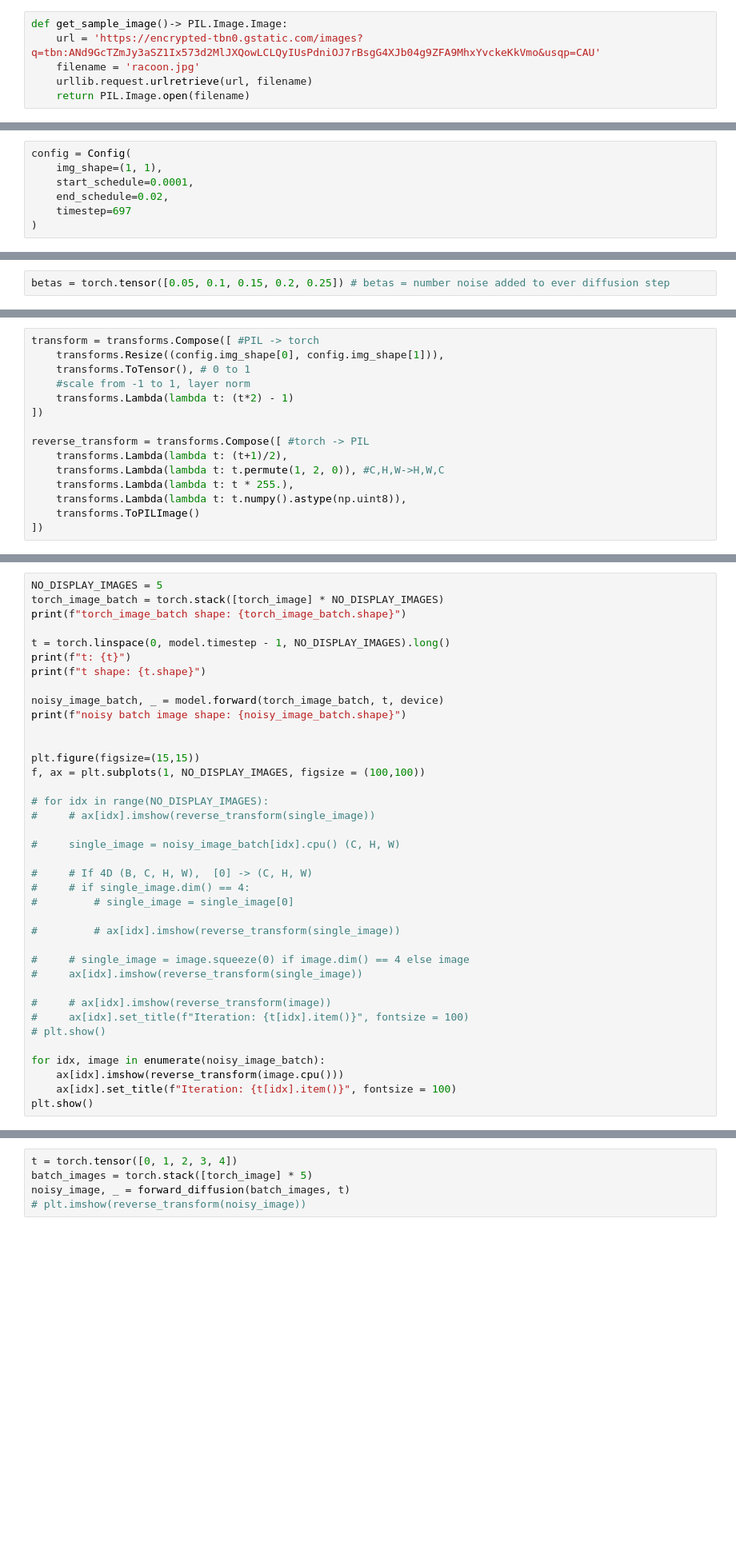
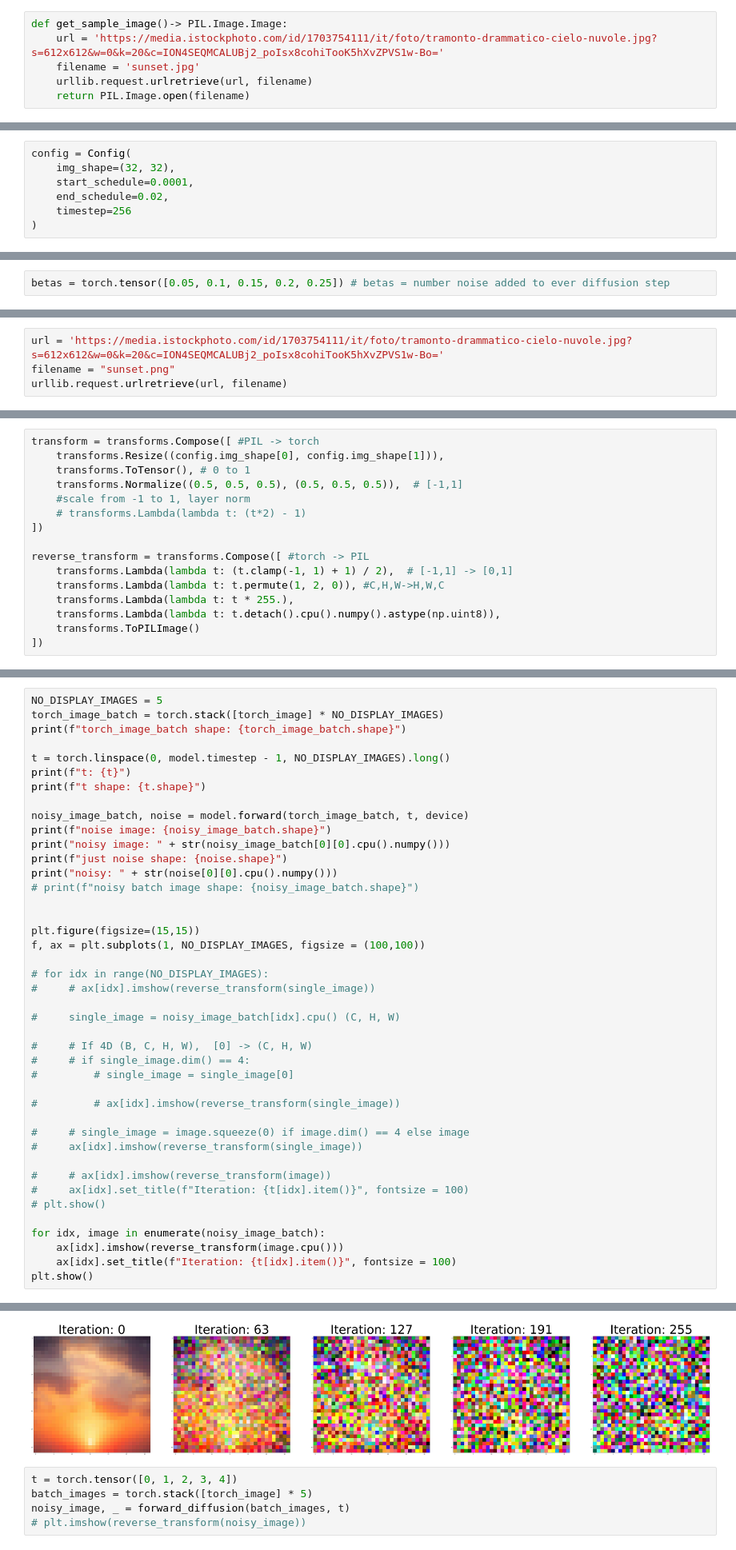
Before and after one commit to alenMangattu/stable-diffusion, a Jupyter notebook: stable-diffusion.ipynb, the cells around one changed output, grey strips where cells are left out. Shown at 80% size. Cells and saved outputs as stored; diff of their text form; blank space fills up the shorter version.

```diff
--- a/stable-diffusion.ipynb
+++ b/stable-diffusion.ipynb
@@ -69,18 +123,18 @@ class DiffusionModel(nn.Module):
         return result.view(batch_size, *([1] * (len(x_shape) - 1))).to(t.device)
 # %%
 def get_sample_image()-> PIL.Image.Image:
-    url = 'https://encrypted-tbn0.gstatic.com/images?q=tbn:ANd9GcTZmJy3aSZ1Ix573d2MlJXQowLCLQyIUsPdniOJ7rBsgG4XJb04g9ZFA9MhxYvckeKkVmo&usqp=CAU'
-    filename = 'racoon.jpg'
+    url = 'https://media.istockphoto.com/id/1703754111/it/foto/tramonto-drammatico-cielo-nuvole.jpg?s=612x612&w=0&k=20&c=ION4SEQMCALUBj2_poIsx8cohiTooK5hXvZPVS1w-Bo='
+    filename = 'sunset.jpg'
     urllib.request.urlretrieve(url, filename)
     return PIL.Image.open(filename)
 # %%
 # x0 = torch.randn(2, 3, IMG_WIDTH, IMG_HEIGHT)
 # %%
 config = Config(
-    img_shape=(1, 1),
+    img_shape=(32, 32),
     start_schedule=0.0001,
     end_schedule=0.02,
-    timestep=697
+    timestep=256
 )
 # %%
 model = DiffusionModel(config).to(device)
@@ -108,0 +157,4 @@ urllib.request.urlretrieve(url, filename)
+# %%
+url = 'https://media.istockphoto.com/id/1703754111/it/foto/tramonto-drammatico-cielo-nuvole.jpg?s=612x612&w=0&k=20&c=ION4SEQMCALUBj2_poIsx8cohiTooK5hXvZPVS1w-Bo='
+filename = "sunset.png"
+urllib.request.urlretrieve(url, filename)
@@ -113,15 +169,16 @@ image
 transform = transforms.Compose([ #PIL -> torch
     transforms.Resize((config.img_shape[0], config.img_shape[1])),
     transforms.ToTensor(), # 0 to 1
+    transforms.Normalize((0.5, 0.5, 0.5), (0.5, 0.5, 0.5)),  # [-1,1]
     #scale from -1 to 1, layer norm
-    transforms.Lambda(lambda t: (t*2) - 1)
+    # transforms.Lambda(lambda t: (t*2) - 1)
 ])
 
 reverse_transform = transforms.Compose([ #torch -> PIL
-    transforms.Lambda(lambda t: (t+1)/2),
+    transforms.Lambda(lambda t: (t.clamp(-1, 1) + 1) / 2),  # [-1,1] -> [0,1]
     transforms.Lambda(lambda t: t.permute(1, 2, 0)), #C,H,W->H,W,C
     transforms.Lambda(lambda t: t * 255.),
-    transforms.Lambda(lambda t: t.numpy().astype(np.uint8)),
+    transforms.Lambda(lambda t: t.detach().cpu().numpy().astype(np.uint8)),
     transforms.ToPILImage()
 ])
 # %%
@@ -139,8 +196,12 @@ t = torch.linspace(0, model.timestep - 1, NO_DISPLAY_IMAGES).long()
 print(f"t: {t}")
 print(f"t shape: {t.shape}")
 
-noisy_image_batch, _ = model.forward(torch_image_batch, t, device)
-print(f"noisy batch image shape: {noisy_image_batch.shape}")
+noisy_image_batch, noise = model.forward(torch_image_batch, t, device)
+print(f"noise image: {noisy_image_batch.shape}")
+print("noisy image: " + str(noisy_image_batch[0][0].cpu().numpy()))
+print(f"just noise shape: {noise.shape}")
+print("noisy: " + str(noise[0][0].cpu().numpy()))
+# print(f"noisy batch image shape: {noisy_image_batch.shape}")
 
 
 plt.figure(figsize=(15,15))
@@ -168,3 +229,4 @@ for idx, image in enumerate(noisy_image_batch):
     ax[idx].imshow(reverse_transform(image.cpu()))
     ax[idx].set_title(f"Iteration: {t[idx].item()}", fontsize = 100)
 plt.show()
+# %% [output]
@@ -171,3 +251,4 @@ plt.show()
+[figure, added]
 # %%
 t = torch.tensor([0, 1, 2, 3, 4])
 batch_images = torch.stack([torch_image] * 5)
```
Also changed, not shown: parts of 16 cells of this notebook.
